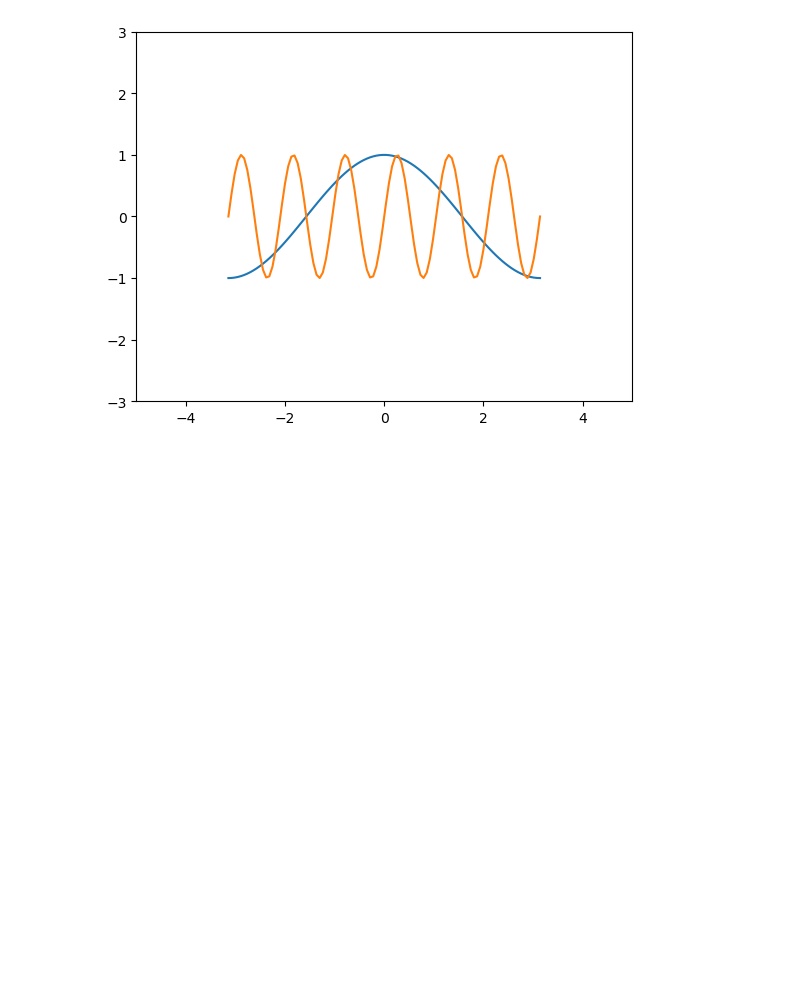
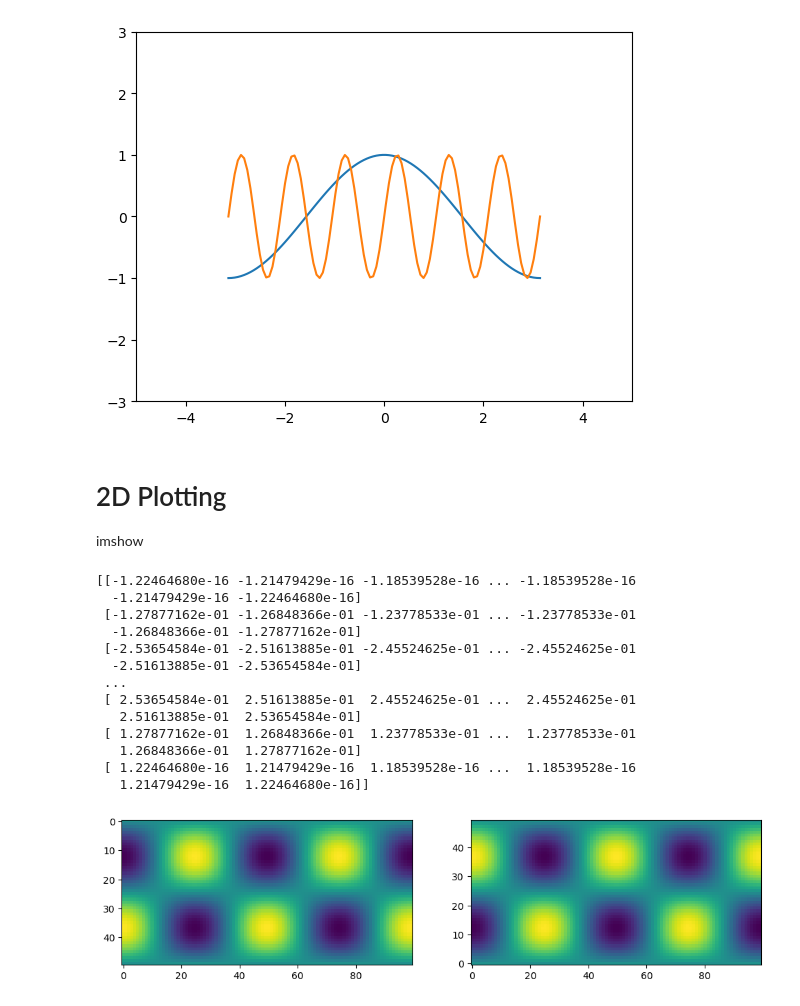
Before and after one commit to dwlakes/Enviro_Data_Science, a Jupyter notebook: notes/more_matplotlib.ipynb, the cells around one changed output. Drawn from its saved outputs; the diff is of its cells as text; code cells hidden in the pictures; blank space fills up the shorter version.

```diff
--- a/notes/more_matplotlib.ipynb
+++ b/notes/more_matplotlib.ipynb
@@ -177,3 +177,31 @@ ax.set_ylim(-3,3)
 # %% [output]
 (-3.0, 3.0)
 [figure]
+# %% [markdown]
+# 2D Plotting
+imshow
+# %%
+x1d = np.linspace(-2*np.pi, 2*np.pi, 100)
+y1d = np.linspace(-np.pi, np.pi, 50)
+
+xx, yy = np.meshgrid(x1d, y1d)
+f = np.cos(xx) * np.sin(yy)
+f.shape
+fig, ax = plt.subplots(figsize = (12, 4), ncols=2)
+ax[0].imshow(f)
+ax[1].imshow(f, origin = 'lower')
+# %% [output]
+[[-1.22464680e-16 -1.21479429e-16 -1.18539528e-16 ... -1.18539528e-16
+  -1.21479429e-16 -1.22464680e-16]
+ [-1.27877162e-01 -1.26848366e-01 -1.23778533e-01 ... -1.23778533e-01
+  -1.26848366e-01 -1.27877162e-01]
+ [-2.53654584e-01 -2.51613885e-01 -2.45524625e-01 ... -2.45524625e-01
+  -2.51613885e-01 -2.53654584e-01]
+ ...
+ [ 2.53654584e-01  2.51613885e-01  2.45524625e-01 ...  2.45524625e-01
+   2.51613885e-01  2.53654584e-01]
+ [ 1.27877162e-01  1.26848366e-01  1.23778533e-01 ...  1.23778533e-01
+   1.26848366e-01  1.27877162e-01]
+ [ 1.22464680e-16  1.21479429e-16  1.18539528e-16 ...  1.18539528e-16
+   1.21479429e-16  1.22464680e-16]]
+[figure, added]
```
Also changed, not shown: parts of 3 cells of this notebook, 2 other files.
